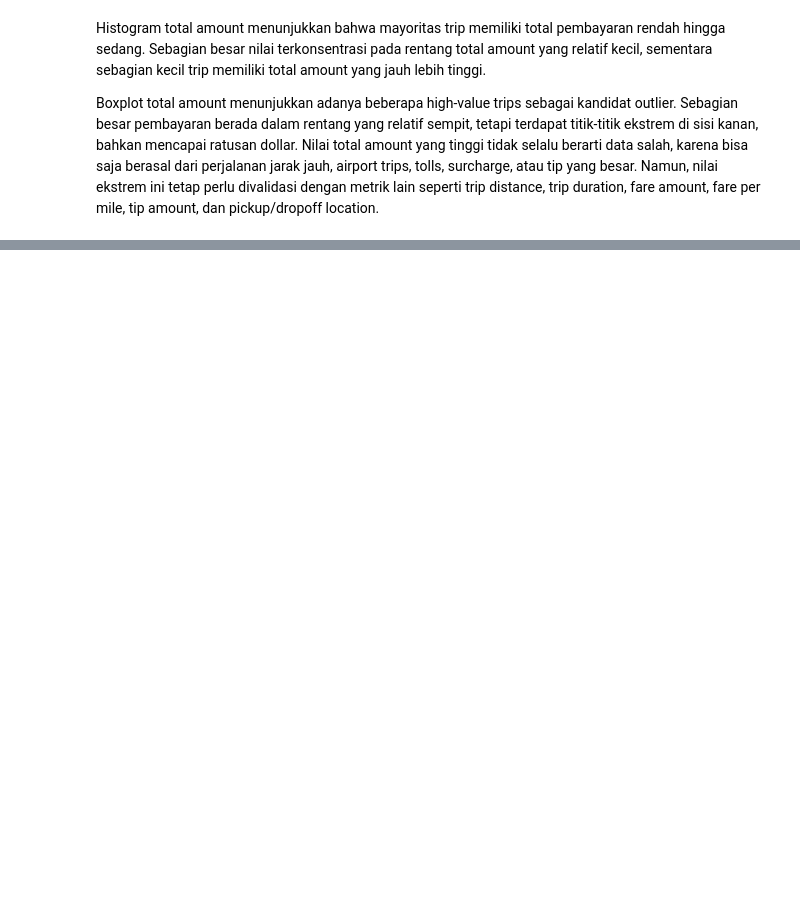
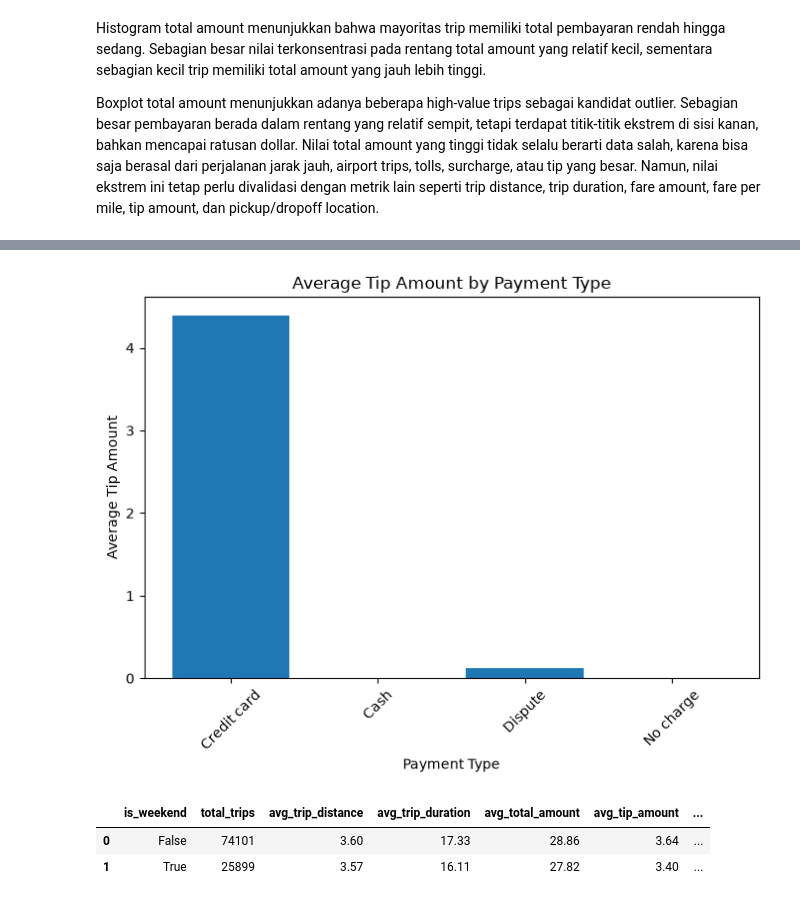
Before and after one commit to sidiqqm/nyc-taxi-trips, a Jupyter notebook: notebooks/01_python_eda.ipynb, the cells around one changed output, grey strips where cells are left out. Drawn from its saved outputs; the diff is of its cells as text; code cells hidden in the pictures; blank space fills up the shorter version.

```diff
--- a/notebooks/01_python_eda.ipynb
+++ b/notebooks/01_python_eda.ipynb
@@ -626,0 +657,14 @@ plt.show()
+# %%
+payment_tip_summary = (
+    df_sample
+    .groupby("payment_type_name", as_index=False)
+    .agg(
+        total_trips=("trip_id", "count"),
+        avg_tip_amount=("tip_amount", "mean"),
+        avg_tip_rate=("tip_rate", "mean"),
+        avg_total_amount=("total_amount", "mean")
+    )
+    .sort_values("total_trips", ascending=False)
+)
+
+payment_tip_summary
@@ -626,0 +677,33 @@ plt.show()
+# %%
+plt.figure(figsize=(8, 5))
+plt.bar(payment_tip_summary["payment_type_name"], payment_tip_summary["avg_tip_amount"])
+plt.title("Average Tip Amount by Payment Type")
+plt.xlabel("Payment Type")
+plt.ylabel("Average Tip Amount")
+plt.xticks(rotation=45)
+plt.show()
+# %% [output]
+[figure, added]
+# %%
+weekend_summary = (
+    df_sample
+    .groupby("is_weekend", as_index=False)
+    .agg(
+        total_trips=("trip_id", "count"),
+        avg_trip_distance=("trip_distance", "mean"),
+        avg_trip_duration=("trip_duration_minutes", "mean"),
+        avg_total_amount=("total_amount", "mean"),
+        avg_tip_amount=("tip_amount", "mean")
+    )
+)
+
+weekend_summary["day_type"] = weekend_summary["is_weekend"].map({
+    True: "Weekend",
+    False: "Weekday"
+})
+
+weekend_summary
+# %% [output]
+|  | is_weekend | total_trips | avg_trip_distance | avg_trip_duration | avg_total_amount | avg_tip_amount | ... |
+| 0 | False | 74101 | 3.60 | 17.33 | 28.86 | 3.64 | ... |
+| 1 | True | 25899 | 3.57 | 16.11 | 27.82 | 3.40 | ... |
```
Also changed, not shown: parts of 20 cells of this notebook, 8 other files.
